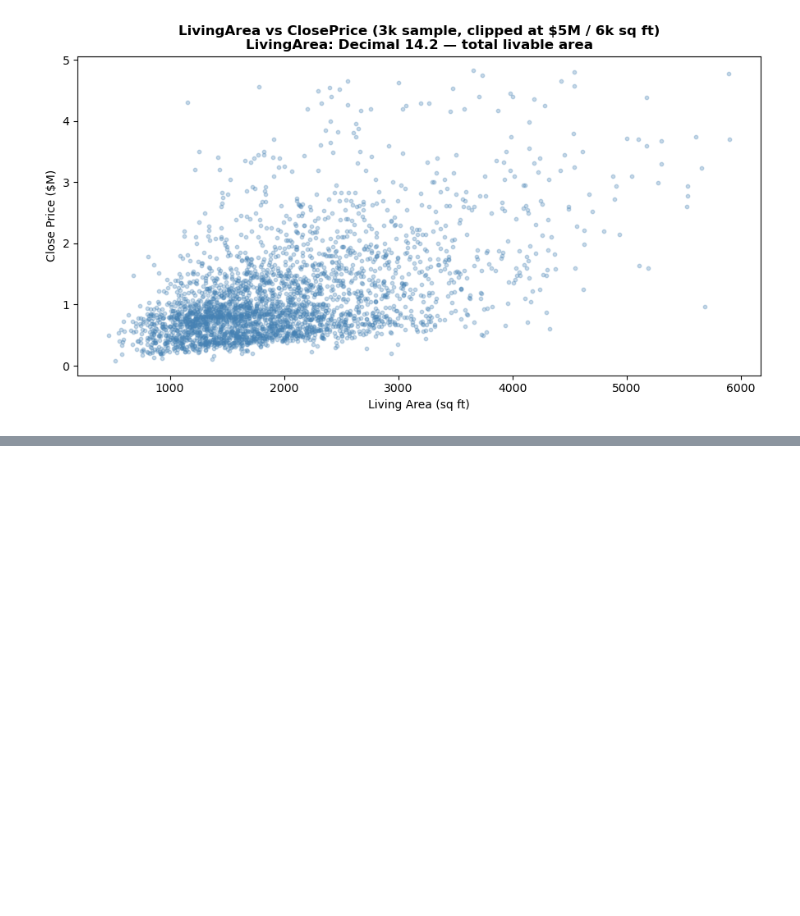
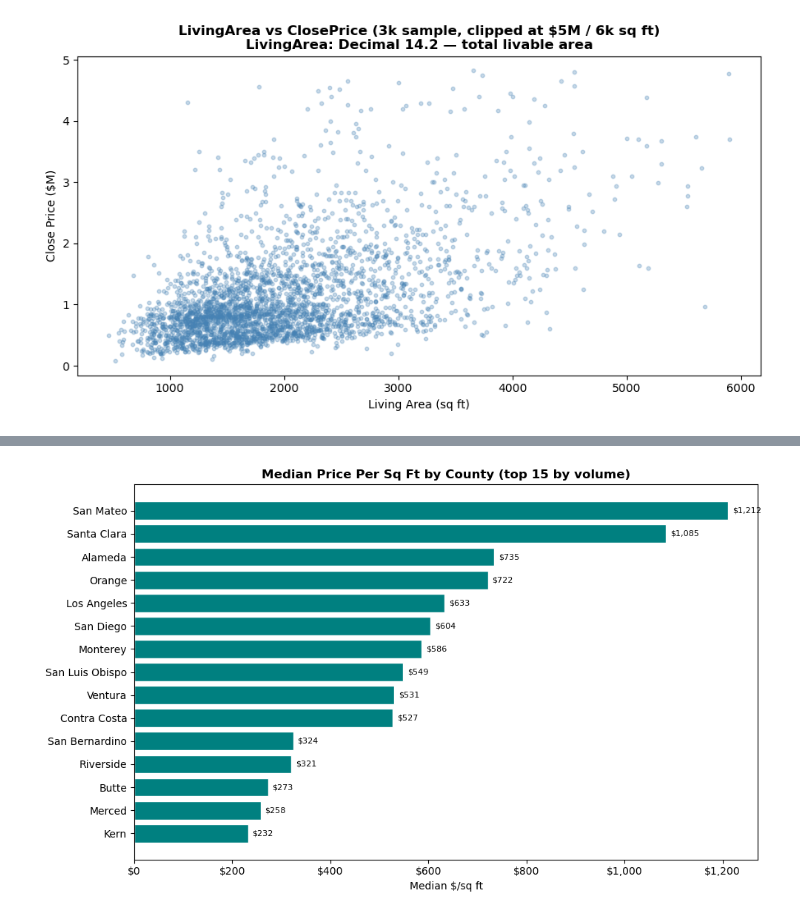
Before and after one commit to Anvith11/IDX-Exchange-SU26-Anvith, a Jupyter notebook: notebooks/01_exploration.ipynb, the cells around one changed output, grey strips where cells are left out. Drawn from its saved outputs; the diff is of its cells as text; code cells hidden in the pictures; blank space fills up the shorter version.

```diff
--- a/notebooks/01_exploration.ipynb
+++ b/notebooks/01_exploration.ipynb
@@ -1005,0 +1048,22 @@ plt.show()
+# %%
+# Median PricePerSqFt by county — top 15 by volume
+ppsf_county = (
+    df.groupby('CountyOrParish')['PricePerSqFt']
+    .agg(median_ppsf='median', count='count')
+    .sort_values('count', ascending=False)
+    .head(15)
+    .sort_values('median_ppsf')
+)
+
+fig, ax = plt.subplots(figsize=(10, 6))
+bars = ax.barh(ppsf_county.index, ppsf_county['median_ppsf'],
+               color='teal', edgecolor='white')
+ax.bar_label(bars, labels=[f'${v:,.0f}' for v in ppsf_county['median_ppsf']],
+             padding=4, fontsize=8)
+ax.set_title('Median Price Per Sq Ft by County (top 15 by volume)', fontweight='bold')
+ax.set_xlabel('Median $/sq ft')
+ax.xaxis.set_major_formatter(mtick.FuncFormatter(lambda x, _: f'${x:,.0f}'))
+plt.tight_layout()
+plt.show()
+# %% [output]
+[figure, added]
```
Also changed, not shown: parts of 40 cells of this notebook, 1 other file.
